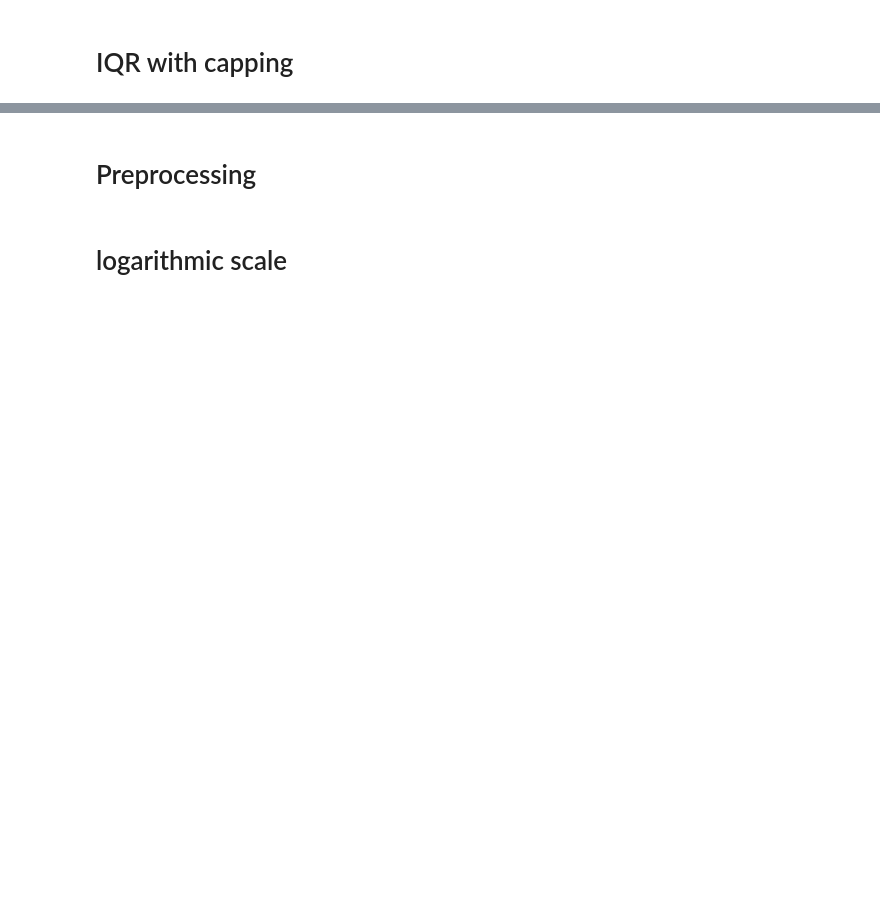
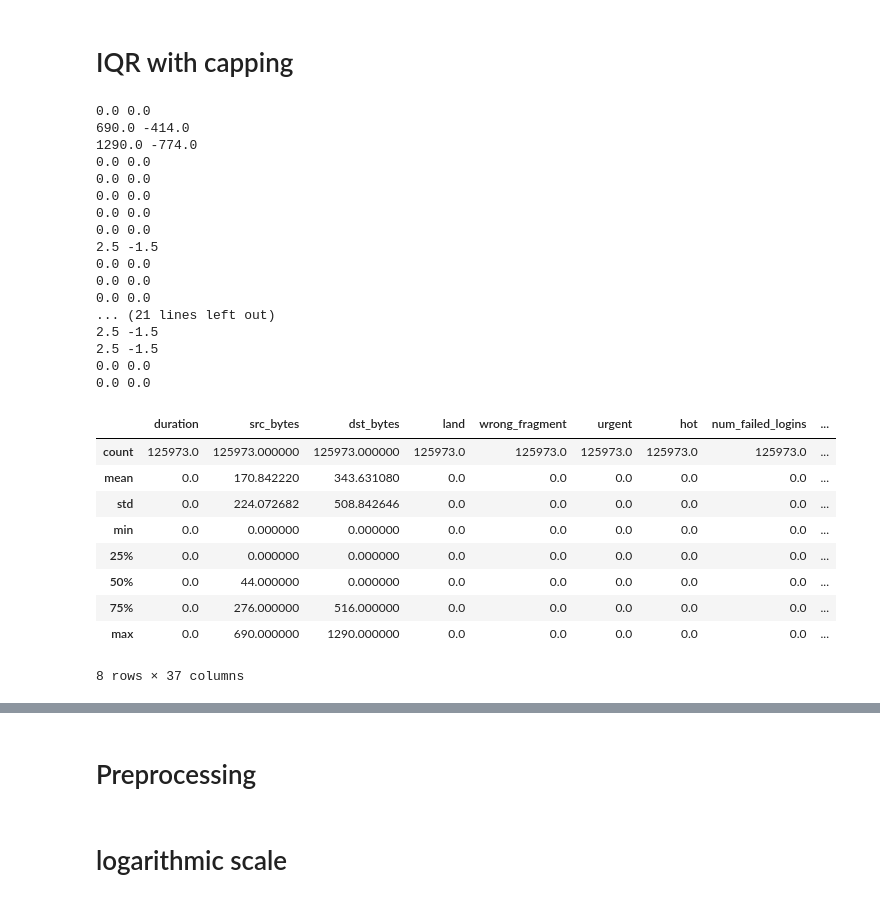
Before and after one commit to ddfadela/IDS, a Jupyter notebook: IDS.ipynb, the cells around one changed output, grey strips where cells are left out. Saved outputs shown, nothing was run; the diff lists cells and outputs as text; code cells hidden in the pictures; blank space fills up the shorter version.

```diff
--- a/IDS.ipynb
+++ b/IDS.ipynb
@@ -667,2 +713,47 @@ df3
 # %% [markdown]
 # IQR with capping
+# %%
+dfIQRC=data_train
+for col in cols:
+    Q1 = data_train[col].quantile(0.25)
+    Q3 = data_train[col].quantile(0.75)
+    IQR=Q3-Q1
+    up=Q3 + 1.5 * IQR
+    low=Q1 - 1.5 * IQR
+   # dfIQRC = data_train[~((data_train[col] < (Q1 - 1.5 * IQR)) |(data_train[col] > (Q3 + 1.5 * IQR)))]
+   # print(up,low)
+    dfIQRC[col]=np.where(
+        dfIQRC[col]>up,up,
+        np.where(
+            dfIQRC[col]<low,
+            low,
+            data_t[col]))
+dfIQRC.describe()
+# %% [output]
+0.0 0.0
+690.0 -414.0
+1290.0 -774.0
+0.0 0.0
+0.0 0.0
+0.0 0.0
+0.0 0.0
+0.0 0.0
+2.5 -1.5
+0.0 0.0
+0.0 0.0
+0.0 0.0
+... (21 lines left out)
+2.5 -1.5
+2.5 -1.5
+0.0 0.0
+0.0 0.0
+|  | duration | src_bytes | dst_bytes | land | wrong_fragment | urgent | hot | num_failed_logins | ... |
+| count | 125973.0 | 125973.000000 | 125973.000000 | 125973.0 | 125973.0 | 125973.0 | 125973.0 | 125973.0 | ... |
+| mean | 0.0 | 170.842220 | 343.631080 | 0.0 | 0.0 | 0.0 | 0.0 | 0.0 | ... |
+| std | 0.0 | 224.072682 | 508.842646 | 0.0 | 0.0 | 0.0 | 0.0 | 0.0 | ... |
+| min | 0.0 | 0.000000 | 0.000000 | 0.0 | 0.0 | 0.0 | 0.0 | 0.0 | ... |
+| 25% | 0.0 | 0.000000 | 0.000000 | 0.0 | 0.0 | 0.0 | 0.0 | 0.0 | ... |
+| 50% | 0.0 | 44.000000 | 0.000000 | 0.0 | 0.0 | 0.0 | 0.0 | 0.0 | ... |
+| 75% | 0.0 | 276.000000 | 516.000000 | 0.0 | 0.0 | 0.0 | 0.0 | 0.0 | ... |
+| max | 0.0 | 690.000000 | 1290.000000 | 0.0 | 0.0 | 0.0 | 0.0 | 0.0 | ... |
+8 rows × 37 columns
```
Also changed, not shown: parts of 28 cells of this notebook.
